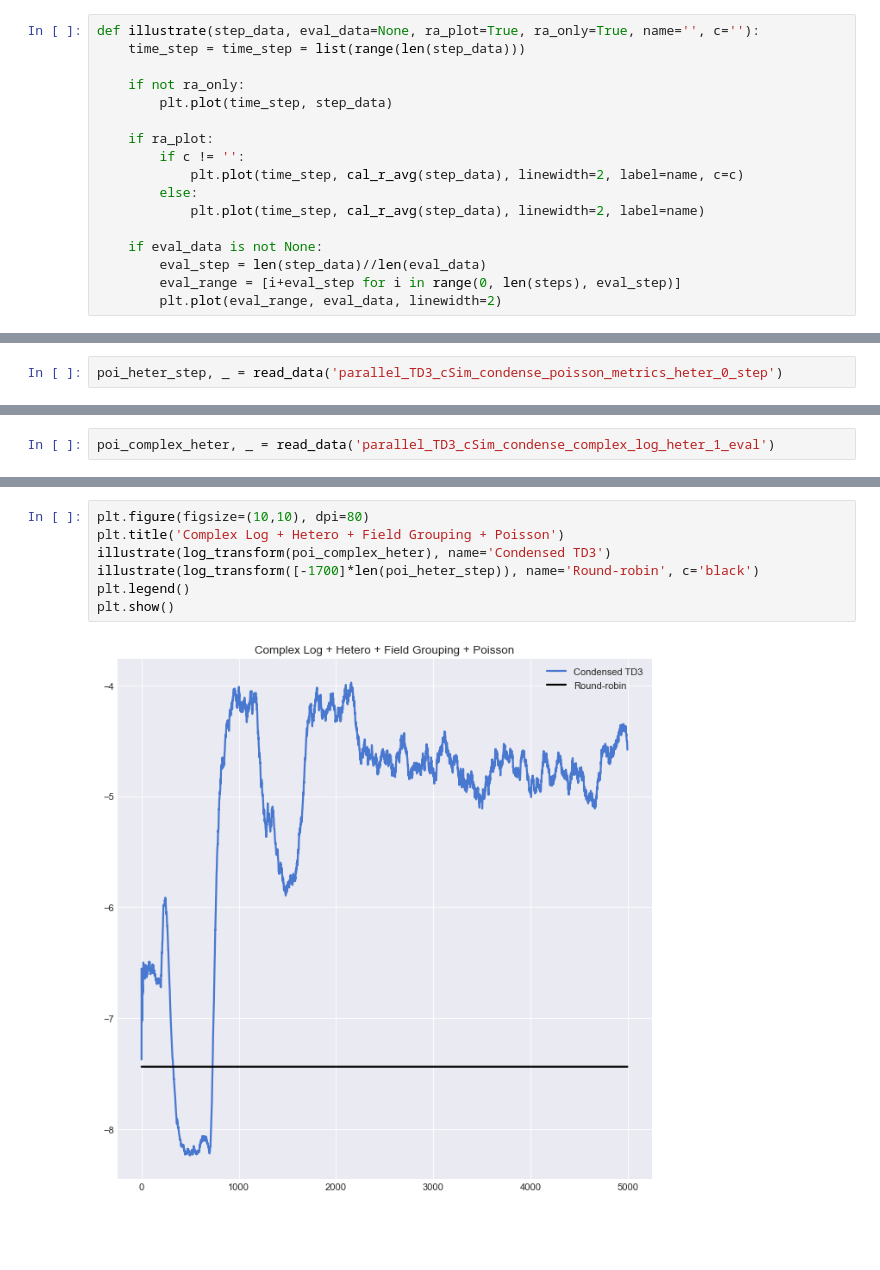
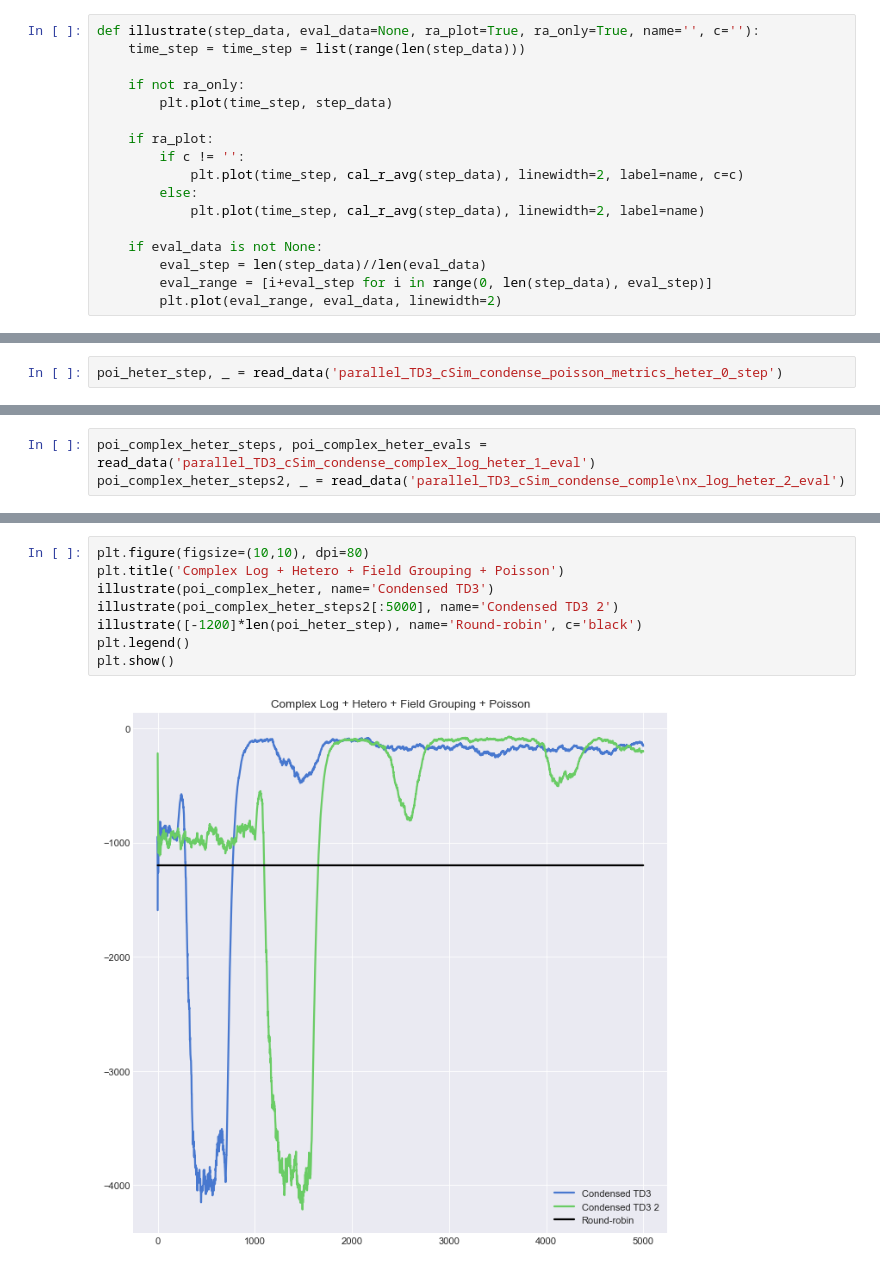
Before and after one commit to siriusctrl/Storm-auto-scheduler, a Jupyter notebook: visualise.ipynb, the cells around one changed output, grey strips where cells are left out. Saved outputs shown, nothing was run; the diff lists cells and outputs as text; blank space fills up the shorter version.

```diff
--- a/visualise.ipynb
+++ b/visualise.ipynb
@@ -66,7 +66,7 @@ def illustrate(step_data, eval_data=None, ra_plot=True, ra_only=True, name='', c
 
     if eval_data is not None:
         eval_step = len(step_data)//len(eval_data)
-        eval_range = [i+eval_step for i in range(0, len(steps), eval_step)]
+        eval_range = [i+eval_step for i in range(0, len(step_data), eval_step)]
         plt.plot(eval_range, eval_data, linewidth=2)
 # %%
 def illustrate_real_step(step_data, n=15):
@@ -165,2 +184,3 @@ plt.show()
-# %%
-poi_complex_heter, _ = read_data('parallel_TD3_cSim_condense_complex_log_heter_1_eval')
+# %%
+poi_complex_heter_steps, poi_complex_heter_evals = read_data('parallel_TD3_cSim_condense_complex_log_heter_1_eval')
+poi_complex_heter_steps2, _ = read_data('parallel_TD3_cSim_condense_comple\nx_log_heter_2_eval')
@@ -167,9 +189,10 @@ poi_complex_heter, _ = read_data('parallel_TD3_cSim_condense_complex_log_heter_1
 # %%
 plt.figure(figsize=(10,10), dpi=80)
 plt.title('Complex Log + Hetero + Field Grouping + Poisson')
-illustrate(log_transform(poi_complex_heter), name='Condensed TD3')
-illustrate(log_transform([-1700]*len(poi_heter_step)), name='Round-robin', c='black')
+illustrate(poi_complex_heter, name='Condensed TD3')
+illustrate(poi_complex_heter_steps2[:5000], name='Condensed TD3 2')
+illustrate([-1200]*len(poi_heter_step), name='Round-robin', c='black')
 plt.legend()
 plt.show()
 # %% [output]
-[figure, old version]
+[figure, new version]
```
Also changed, not shown: parts of 11 cells of this notebook, 7 other files.
